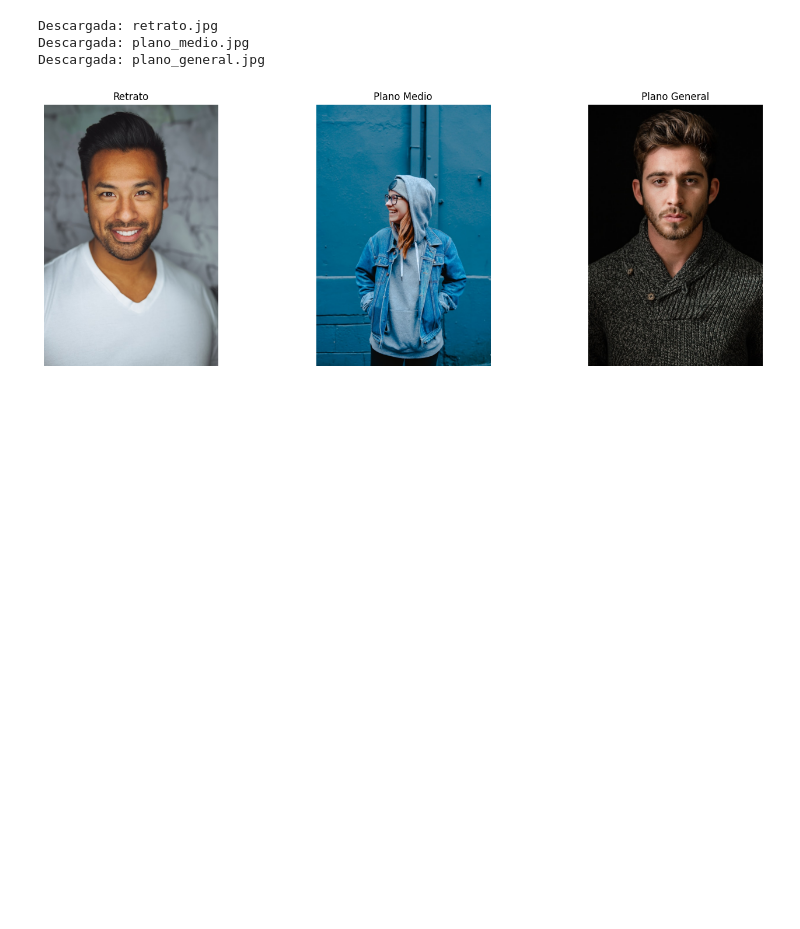
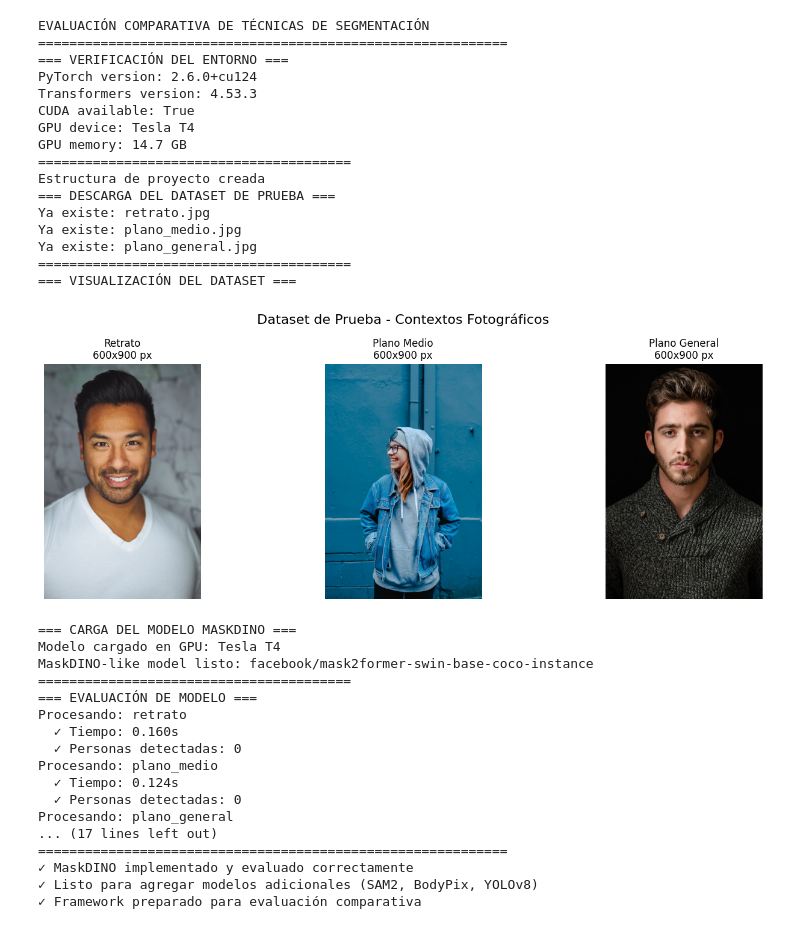
Before and after one commit to jalevano/tfm_uoc_datascience, a Jupyter notebook: Mes_1_experimento_2.ipynb, the cells around one changed output. Drawn from its saved outputs; the diff is of its cells as text; code cells hidden in the pictures; blank space fills up the shorter version.

Commit message:
MaskDino con Hugging Face.

```diff
--- a/Mes_1_experimento_2.ipynb
+++ b/Mes_1_experimento_2.ipynb
@@ -39,6 +46 @@ import matplotlib.pyplot as plt
-# %%
-# 1. Desinstalar versiones actuales
-subprocess.run([sys.executable, '-m', 'pip', 'uninstall', 'torch', 'torchvision', 'torchaudio', '-y'], capture_output=True)
-# Instalar PyTorch con GPU
-result = subprocess.run([sys.executable, '-m', 'pip', 'install', 'torch', 'torchvision'], capture_output=True, text=True)
 # %%
@@ -65,29 +58,0 @@ test_images = {
-# %%
-## Descargamos y guardamos las imágenes
-for name, url in test_images.items():
-    try:
-        urllib.request.urlretrieve(url, f'test_images/{name}.jpg')
-        print(f"Descargada: {name}.jpg")
-    except Exception as e:
-        print(f"Error descargando {name}: {e}")
-# %% [output]
-Descargada: retrato.jpg
-Descargada: plano_medio.jpg
-Descargada: plano_general.jpg
-# %%
-## Visualizamos el dataset de prueba
-fig, axes = plt.subplots(1, 3, figsize=(15, 5))
-for i, (name, _) in enumerate(test_images.items()):
-    try:
-        img = Image.open(f'test_images/{name}.jpg')
-        axes[i].imshow(img)
-        axes[i].set_title(f'{name.replace("_", " ").title()}')
-        axes[i].axis('off')
-    except:
-        axes[i].text(0.5, 0.5, f'Error loading\n{name}', ha='center', va='center')
-        axes[i].set_title(f'{name.replace("_", " ").title()} - ERROR')
-
-plt.tight_layout()
-plt.show()
-# %% [output]
-[figure, removed]
@@ -93,0 +461,44 @@ plt.show()
+# %%
+if __name__ == "__main__":
+    # Ejecutar framework completo
+    success = run_segmentation_evaluation()
+
+    if success:
+        print("✓ MaskDINO implementado y evaluado correctamente")
+    else:
+        print("✗ Error en la evaluación. Revisar logs para detalles.")
+# %% [output]
+EVALUACIÓN COMPARATIVA DE TÉCNICAS DE SEGMENTACIÓN
+============================================================
+=== VERIFICACIÓN DEL ENTORNO ===
+PyTorch version: 2.6.0+cu124
+Transformers version: 4.53.3
+CUDA available: True
+GPU device: Tesla T4
+GPU memory: 14.7 GB
+========================================
+Estructura de proyecto creada
+=== DESCARGA DEL DATASET DE PRUEBA ===
+Ya existe: retrato.jpg
+Ya existe: plano_medio.jpg
+Ya existe: plano_general.jpg
+========================================
+=== VISUALIZACIÓN DEL DATASET ===
+[figure, added]
+=== CARGA DEL MODELO MASKDINO ===
+Modelo cargado en GPU: Tesla T4
+MaskDINO-like model listo: facebook/mask2former-swin-base-coco-instance
+========================================
+=== EVALUACIÓN DE MODELO ===
+Procesando: retrato
+  ✓ Tiempo: 0.160s
+  ✓ Personas detectadas: 0
+Procesando: plano_medio
+  ✓ Tiempo: 0.124s
+  ✓ Personas detectadas: 0
+Procesando: plano_general
+... (17 lines left out)
+============================================================
+✓ MaskDINO implementado y evaluado correctamente
+✓ Listo para agregar modelos adicionales (SAM2, BodyPix, YOLOv8)
+✓ Framework preparado para evaluación comparativa
```
Also changed, not shown: parts of 9 cells of this notebook.
